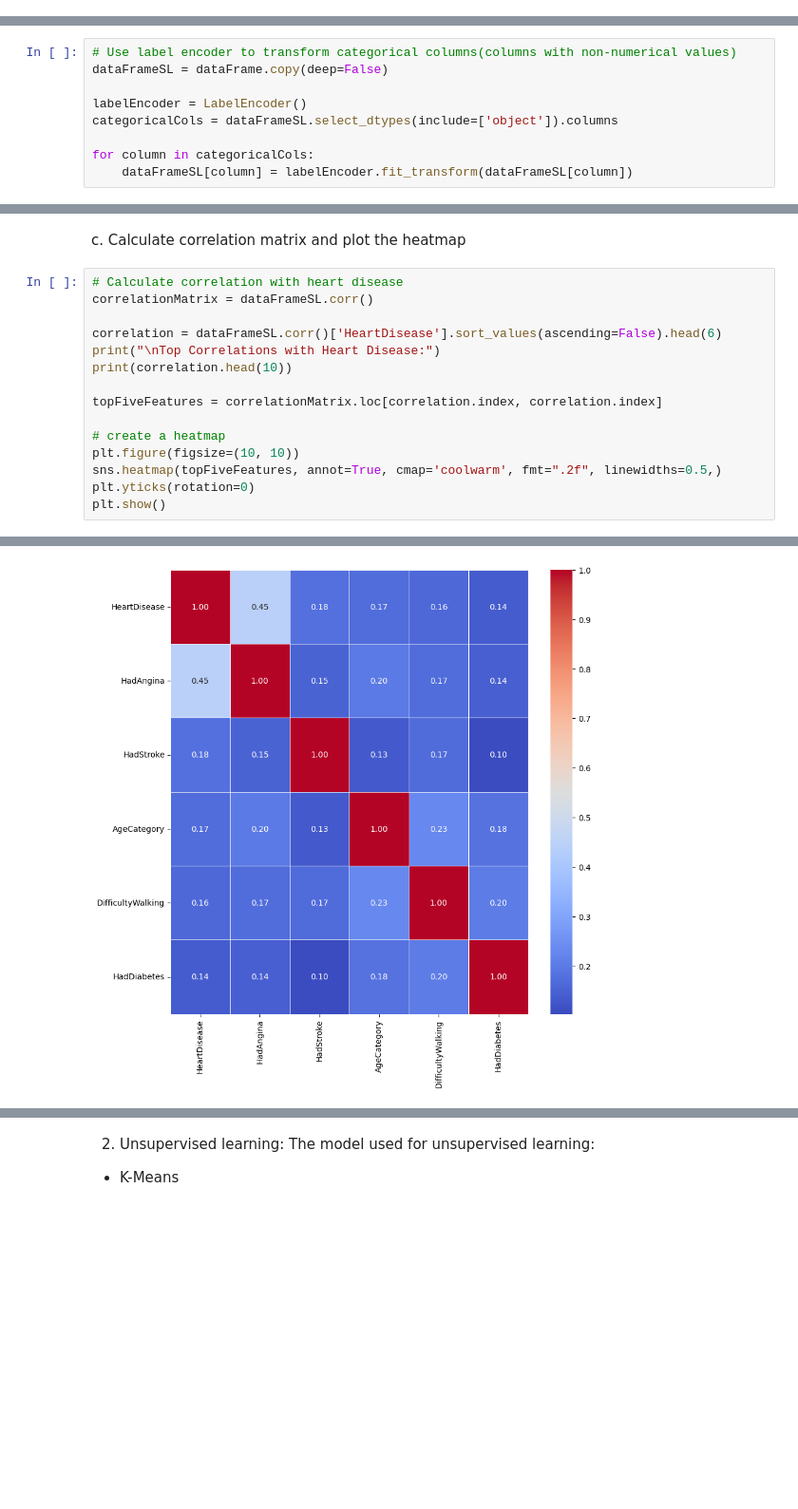
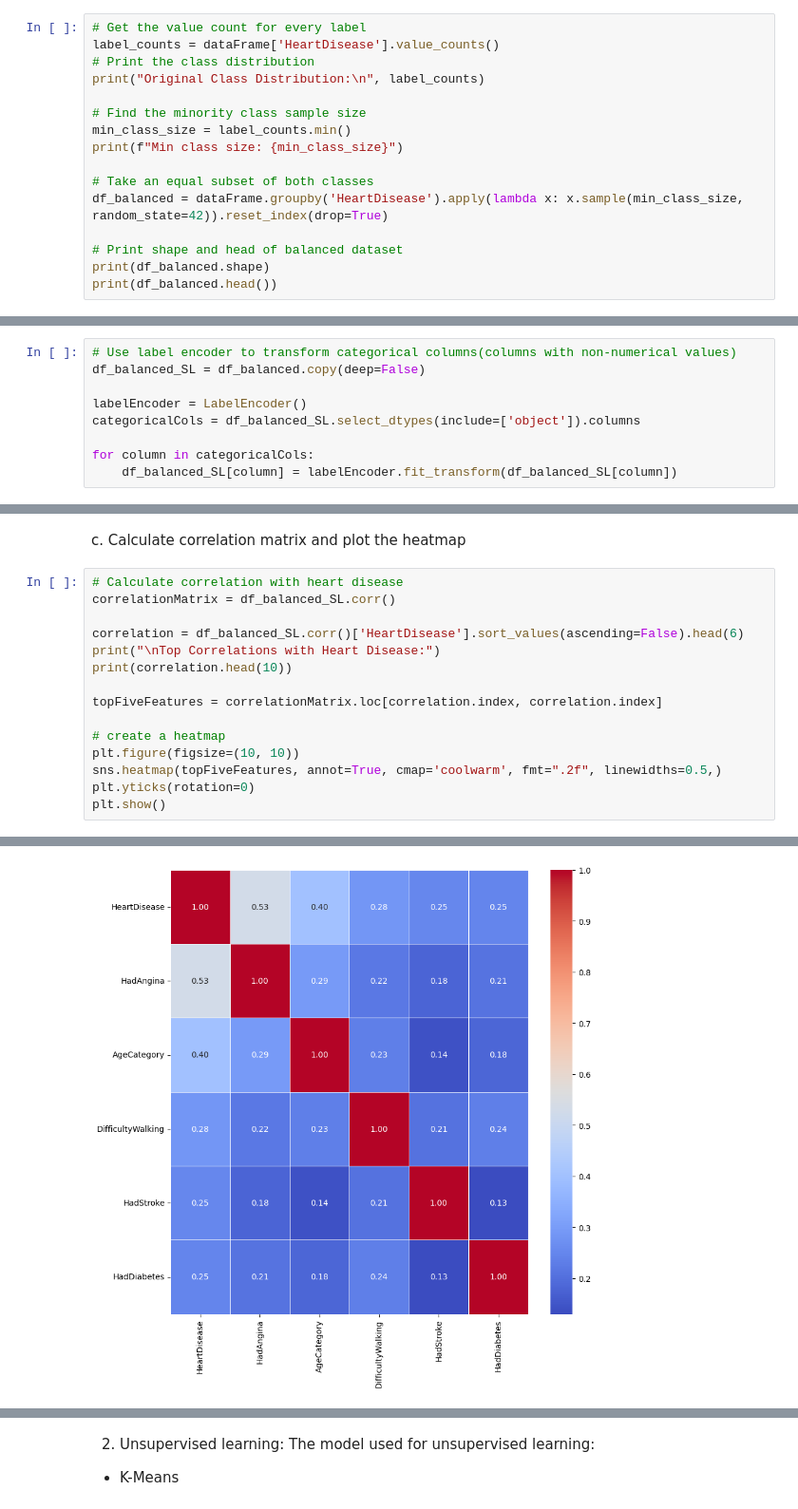
Before and after one commit to RaviMosalpuri/HeartDisease, a Jupyter notebook: Code.ipynb, the cells around one changed output, grey strips where cells are left out. Shown: that part at 95% size. Saved outputs shown, nothing was run; the diff lists cells and outputs as text; blank space fills up the shorter version.

```diff
--- a/Code.ipynb
+++ b/Code.ipynb
@@ -164,0 +167,16 @@ plt.show()
+# %%
+# Get the value count for every label
+label_counts = dataFrame['HeartDisease'].value_counts()
+# Print the class distribution
+print("Original Class Distribution:\n", label_counts)
+
+# Find the minority class sample size
+min_class_size = label_counts.min()
+print(f"Min class size: {min_class_size}")
+
+# Take an equal subset of both classes
+df_balanced = dataFrame.groupby('HeartDisease').apply(lambda x: x.sample(min_class_size, random_state=42)).reset_index(drop=True)
+
+# Print shape and head of balanced dataset
+print(df_balanced.shape)
+print(df_balanced.head())
@@ -169,13 +215,13 @@ plt.show()
 + RandomForestClassifier
 # %%
 # Use label encoder to transform categorical columns(columns with non-numerical values)
-dataFrameSL = dataFrame.copy(deep=False)
+df_balanced_SL = df_balanced.copy(deep=False)
 
 labelEncoder = LabelEncoder()
-categoricalCols = dataFrameSL.select_dtypes(include=['object']).columns
+categoricalCols = df_balanced_SL.select_dtypes(include=['object']).columns
 
 for column in categoricalCols:
-    dataFrameSL[column] = labelEncoder.fit_transform(dataFrameSL[column])
+    df_balanced_SL[column] = labelEncoder.fit_transform(df_balanced_SL[column])
 # %% [markdown]
 a. Split dataset into training and test data
 # %%
@@ -265,9 +354,9 @@ Execution time: 20.374s
 c. Calculate correlation matrix and plot the heatmap
 # %%
 # Calculate correlation with heart disease
-correlationMatrix = dataFrameSL.corr()
+correlationMatrix = df_balanced_SL.corr()
 
-correlation = dataFrameSL.corr()['HeartDisease'].sort_values(ascending=False).head(6)
+correlation = df_balanced_SL.corr()['HeartDisease'].sort_values(ascending=False).head(6)
 print("\nTop Correlations with Heart Disease:")
 print(correlation.head(10))
 
@@ -289,2 +378,2 @@ HadDiabetes          0.135104
 Name: HeartDisease, dtype: float64
-[figure, old version]
+[figure, new version]
```
Also changed, not shown: parts of 11 cells of this notebook.
